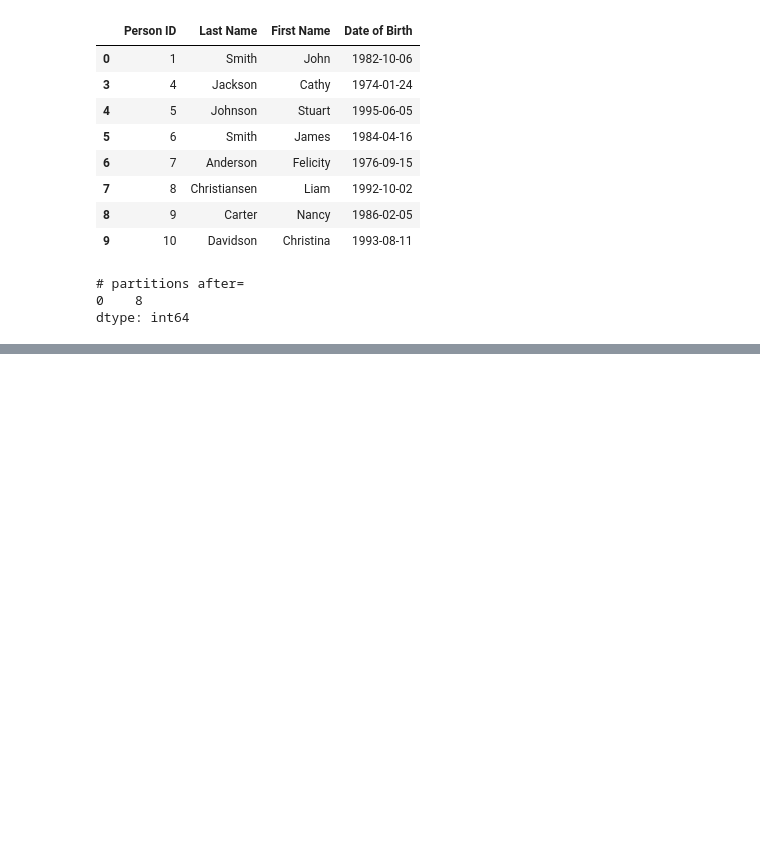
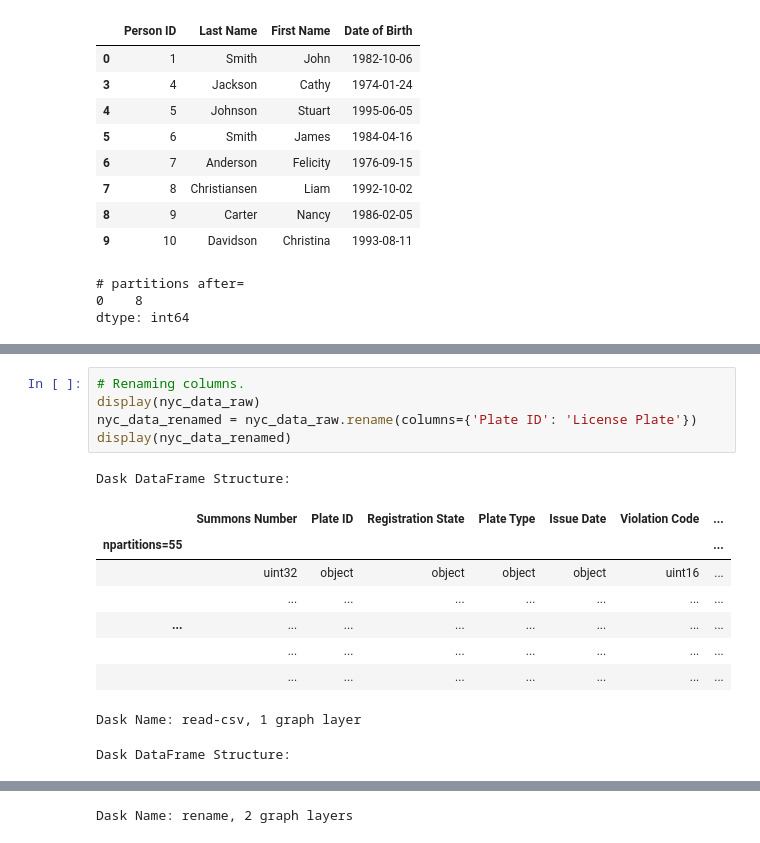
Before and after one commit to gpsaggese/umd_data605, a Jupyter notebook: projects/tutorial_dask/Dask_tutorial.ipynb, the cells around one changed output, grey strips where cells are left out. Drawn from its saved outputs; the diff is of its cells as text; blank space fills up the shorter version.

```diff
--- a/projects/tutorial_dask/Dask_tutorial.ipynb
+++ b/projects/tutorial_dask/Dask_tutorial.ipynb
@@ -318,0 +625,16 @@ dtype: int64
+# %%
+# Renaming columns.
+display(nyc_data_raw)
+nyc_data_renamed = nyc_data_raw.rename(columns={'Plate ID': 'License Plate'})
+display(nyc_data_renamed)
+# %% [output]
+Dask DataFrame Structure:
+|  | Summons Number | Plate ID | Registration State | Plate Type | Issue Date | Violation Code | ... |
+| npartitions=55 |  |  |  |  |  |  | ... |
+|  | uint32 | object | object | object | object | uint16 | ... |
+|  | ... | ... | ... | ... | ... | ... | ... |
+| ... | ... | ... | ... | ... | ... | ... | ... |
+|  | ... | ... | ... | ... | ... | ... | ... |
+|  | ... | ... | ... | ... | ... | ... | ... |
+Dask Name: read-csv, 1 graph layer
+Dask DataFrame Structure:
@@ -318,0 +648 @@ dtype: int64
+Dask Name: rename, 2 graph layers
```
Also changed, not shown: parts of 28 cells of this notebook, 1 other file.
